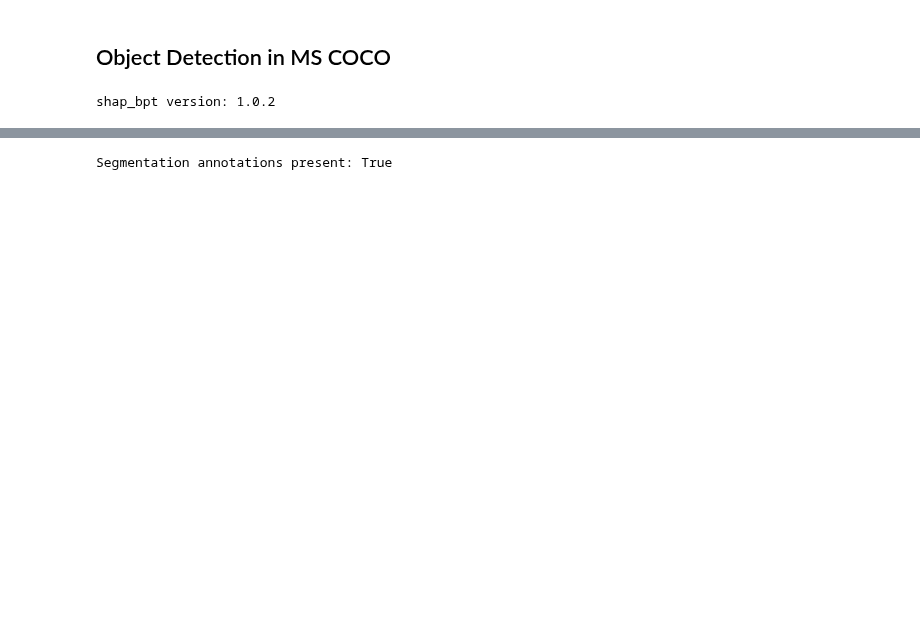
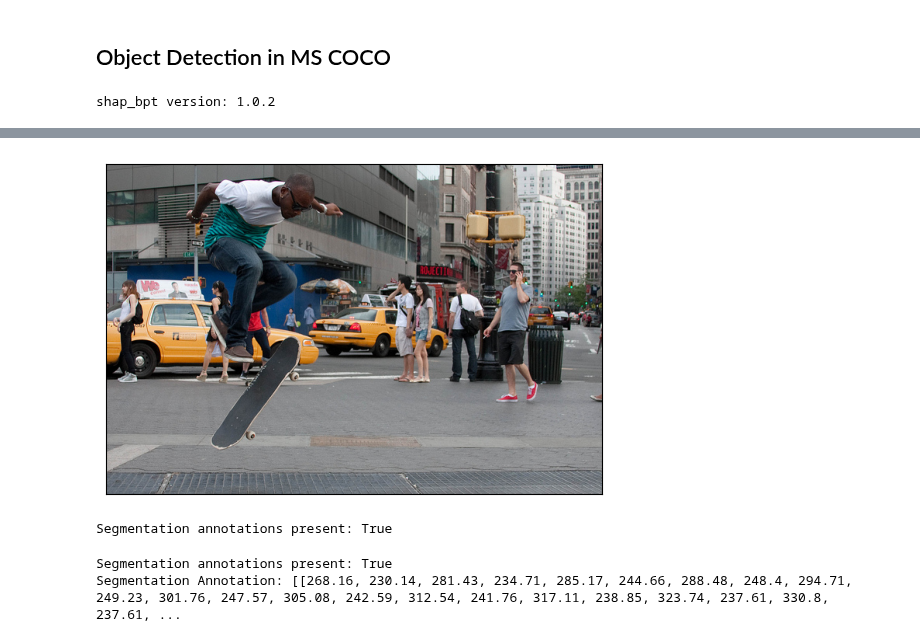
Before and after one commit to ElleR01/shap_bpt_sam, a Jupyter notebook: examples/notebooks/Object_yolo_ms_coco.ipynb, the cells around one changed output, grey strips where cells are left out. Drawn from its saved outputs; the diff is of its cells as text; code cells hidden in the pictures; blank space fills up the shorter version.

```diff
--- a/examples/notebooks/Object_yolo_ms_coco.ipynb
+++ b/examples/notebooks/Object_yolo_ms_coco.ipynb
@@ -140,0 +183,6 @@ fixed_category:  horse
+# %%
+plt.imshow(image_to_explain)
+plt.xticks([]); plt.yticks([]);
+# plt.title(f'Predicted Class: {fixed_category}'); plt.show()
+# %% [output]
+[figure, added]
@@ -155,14 +208,17 @@ coco_categories = {cat['id']: cat['name'] for cat in categories}
 ann_ids = coco.getAnnIds(imgIds=image_info['id'])
 annotations = coco.loadAnns(ann_ids)
 # %%
-# # Check if segmentation annotations are present
-# has_segmentation = any('segmentation' in ann for ann in annotations)
-# print(f"Segmentation annotations present: {has_segmentation}")
-# if has_segmentation:
-#     for ann in annotations:
-#         if 'segmentation' in ann:
-#             print(f"Segmentation Annotation: {ann['segmentation']}")
-#             break
+# Check if segmentation annotations are present
+has_segmentation = any('segmentation' in ann for ann in annotations)
+print(f"Segmentation annotations present: {has_segmentation}")
+if has_segmentation:
+    for ann in annotations:
+        if 'segmentation' in ann:
+            print(f"Segmentation Annotation: {ann['segmentation']}")
+            break
+# %% [output]
+Segmentation annotations present: True
+Segmentation Annotation: [[268.16, 230.14, 281.43, 234.71, 285.17, 244.66, 288.48, 248.4, 294.71, 249.23, 301.76, 247.57, 305.08, 242.59, 312.54, 241.76, 317.11, 238.85, 323.74, 237.61, 330.8, 237.61, ...
 # %%
 def get_annotation(coco,image_no,category_name=None):
     if isinstance(image_no, str):
```
Also changed, not shown: parts of 59 cells of this notebook, 7 other files.
